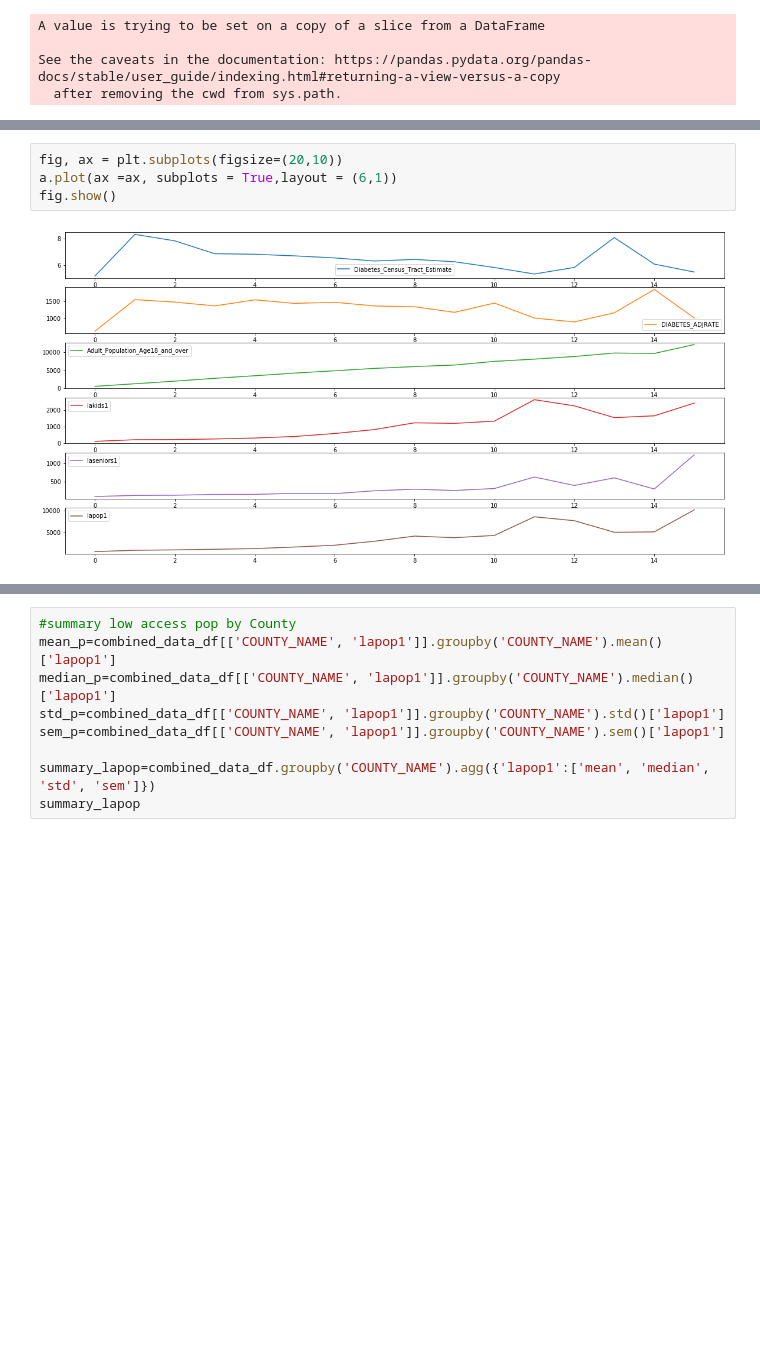
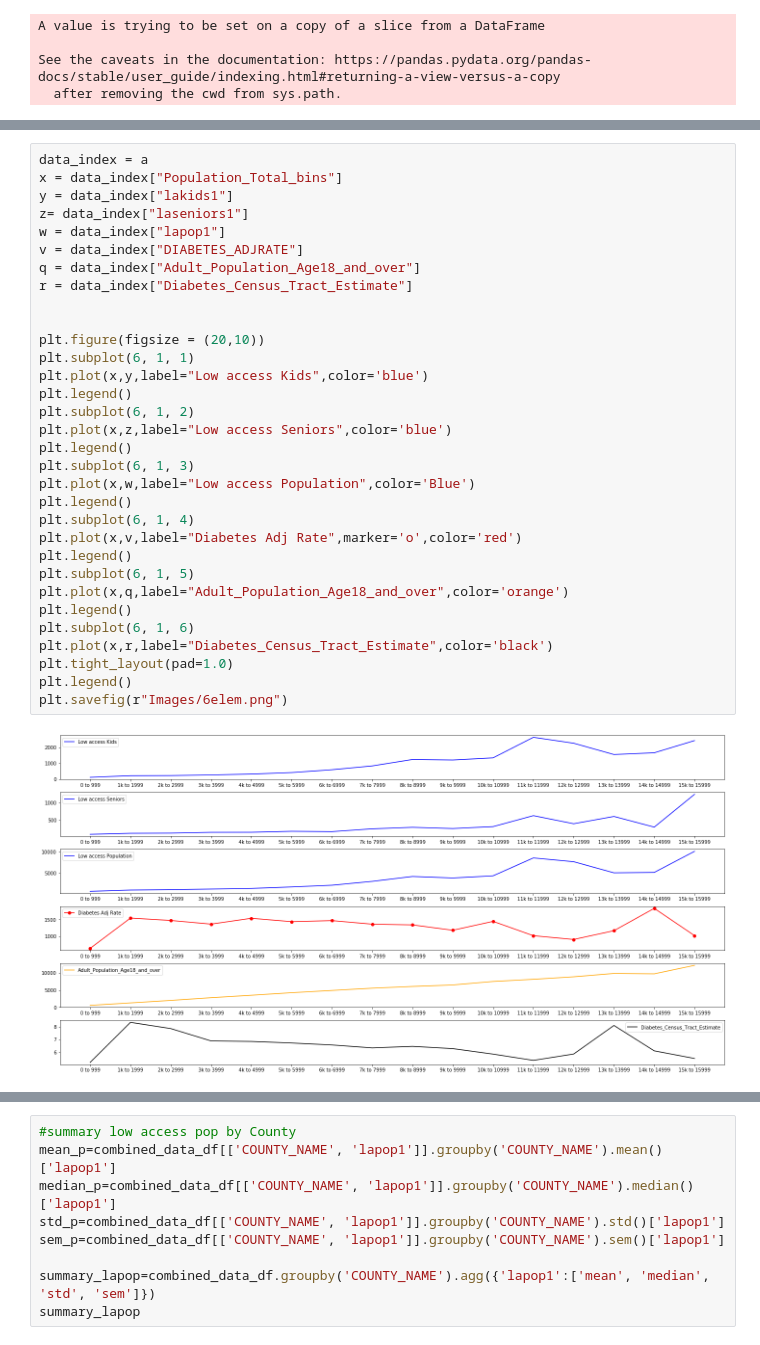
Before and after one commit to Ryan-Eberle/Diabetes-Demographics-in-Colorado, a Jupyter notebook: Diabetes_age_analysis.ipynb, the cells around one changed output, grey strips where cells are left out. Cells and saved outputs as stored; diff of their text form; blank space fills up the shorter version.

```diff
--- a/Diabetes_age_analysis.ipynb
+++ b/Diabetes_age_analysis.ipynb
@@ -92,11 +93,39 @@ fig.show()
 # %% [output]
 [figure]
-# %%
-fig, ax = plt.subplots(figsize=(20,10))
-a.plot(ax =ax, subplots = True,layout = (6,1))
-fig.show()
-# %% [output]
-[figure, removed]
+# %%
+data_index = a
+x = data_index["Population_Total_bins"]
+y = data_index["lakids1"]
+z= data_index["laseniors1"]
+w = data_index["lapop1"]
+v = data_index["DIABETES_ADJRATE"]
+q = data_index["Adult_Population_Age18_and_over"]
+r = data_index["Diabetes_Census_Tract_Estimate"]
+
+
+plt.figure(figsize = (20,10))
+plt.subplot(6, 1, 1)
+plt.plot(x,y,label="Low access Kids",color='blue')
+plt.legend()
+plt.subplot(6, 1, 2)
+plt.plot(x,z,label="Low access Seniors",color='blue')
+plt.legend()
+plt.subplot(6, 1, 3)
+plt.plot(x,w,label="Low access Population",color='Blue')
+plt.legend()
+plt.subplot(6, 1, 4)
+plt.plot(x,v,label="Diabetes Adj Rate",marker='o',color='red')
+plt.legend()
+plt.subplot(6, 1, 5)
+plt.plot(x,q,label="Adult_Population_Age18_and_over",color='orange')
+plt.legend()
+plt.subplot(6, 1, 6)
+plt.plot(x,r,label="Diabetes_Census_Tract_Estimate",color='black')
+plt.tight_layout(pad=1.0)
+plt.legend()
+plt.savefig(r"Images/6elem.png")
+# %% [output]
+[figure, added]
 # %%
 data_index = a
 x = data_index["Population_Total_bins"]
```
Also changed, not shown: parts of 3 cells of this notebook, 4 other files.
